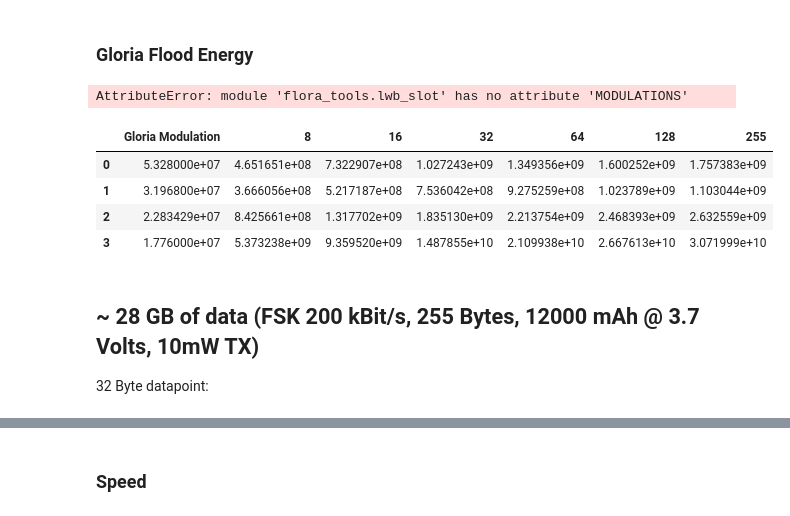
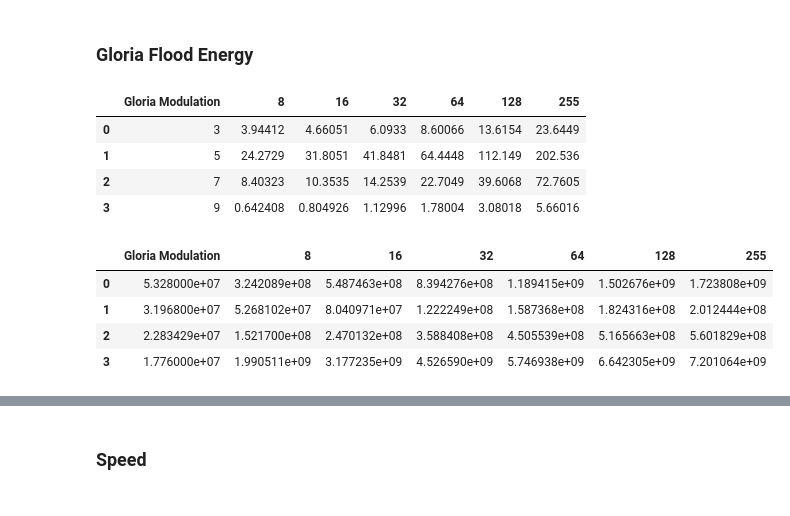
Before and after one commit to Atokulus/flora_tools, a Jupyter notebook: flora_tools/analysis/analyze_gloria.ipynb, the cells around one changed output, grey strips where cells are left out. Saved outputs shown, nothing was run; the diff lists cells and outputs as text; code cells hidden in the pictures.

Commit message:
Adapt gloria analysis

```diff
--- a/flora_tools/analysis/analyze_gloria.ipynb
+++ b/flora_tools/analysis/analyze_gloria.ipynb
@@ -145,8 +143,8 @@ lwb_slot_time.applymap(to_timer_ticks)
 # %%
 lwb_slot_energy = pd.DataFrame(columns=columns)
 
-for i in range(len(lwb_slot.MODULATIONS)):
-    item = [lwb_slot.MODULATIONS[i]]
+for i in range(len(lwb_slot.RADIO_MODULATIONS)):
+    item = [lwb_slot.RADIO_MODULATIONS[i]]
     for j in payloads:
         slot = LWBSlot.create_empty_slot(i, payload=j, acked=False)
         gloria_flood_energy = slot.flood.energy
@@ -156,23 +154,23 @@ for i in range(len(lwb_slot.MODULATIONS)):
 
 lwb_slot_energy.style
 # %% [output]
-AttributeError: module 'flora_tools.lwb_slot' has no attribute 'MODULATIONS'
+|  | Gloria Modulation | 8 | 16 | 32 | 64 | 128 | 255 |
+| 0 | 3 | 3.94412 | 4.66051 | 6.0933 | 8.60066 | 13.6154 | 23.6449 |
+| 1 | 5 | 24.2729 | 31.8051 | 41.8481 | 64.4448 | 112.149 | 202.536 |
+| 2 | 7 | 8.40323 | 10.3535 | 14.2539 | 22.7049 | 39.6068 | 72.7605 |
+| 3 | 9 | 0.642408 | 0.804926 | 1.12996 | 1.78004 | 3.08018 | 5.66016 |
 # %%
 lwb_slot_energy_per_byte = lwb_slot_energy
 battery_energy = 12000 * 3600 * 3.7 # 12'000 mAh
 
-for i in range(len(lwb_slot.MODULATIONS)):
+for i in range(len(lwb_slot.RADIO_MODULATIONS)):
     for j in payloads:
         lwb_slot_energy_per_byte.loc[i,str(j)] /= j
 
 battery_energy / lwb_slot_energy_per_byte
 # %% [output]
 |  | Gloria Modulation | 8 | 16 | 32 | 64 | 128 | 255 |
-| 0 | 5.328000e+07 | 4.651651e+08 | 7.322907e+08 | 1.027243e+09 | 1.349356e+09 | 1.600252e+09 | 1.757383e+09 |
-| 1 | 3.196800e+07 | 3.666056e+08 | 5.217187e+08 | 7.536042e+08 | 9.275259e+08 | 1.023789e+09 | 1.103044e+09 |
-| 2 | 2.283429e+07 | 8.425661e+08 | 1.317702e+09 | 1.835130e+09 | 2.213754e+09 | 2.468393e+09 | 2.632559e+09 |
-| 3 | 1.776000e+07 | 5.373238e+09 | 9.359520e+09 | 1.487855e+10 | 2.109938e+10 | 2.667613e+10 | 3.071999e+10 |
+| 0 | 5.328000e+07 | 3.242089e+08 | 5.487463e+08 | 8.394276e+08 | 1.189415e+09 | 1.502676e+09 | 1.723808e+09 |
+| 1 | 3.196800e+07 | 5.268102e+07 | 8.040971e+07 | 1.222249e+08 | 1.587368e+08 | 1.824316e+08 | 2.012444e+08 |
+| 2 | 2.283429e+07 | 1.521700e+08 | 2.470132e+08 | 3.588408e+08 | 4.505539e+08 | 5.165663e+08 | 5.601829e+08 |
+| 3 | 1.776000e+07 | 1.990511e+09 | 3.177235e+09 | 4.526590e+09 | 5.746938e+09 | 6.642305e+09 | 7.201064e+09 |
-# %% [markdown]
-## ~ 28 GB of data (FSK 200 kBit/s, 255 Bytes, 12000 mAh @ 3.7 Volts, 10mW TX)
-
-32 Byte datapoint:
```
Also changed, not shown: parts of 8 cells of this notebook.
